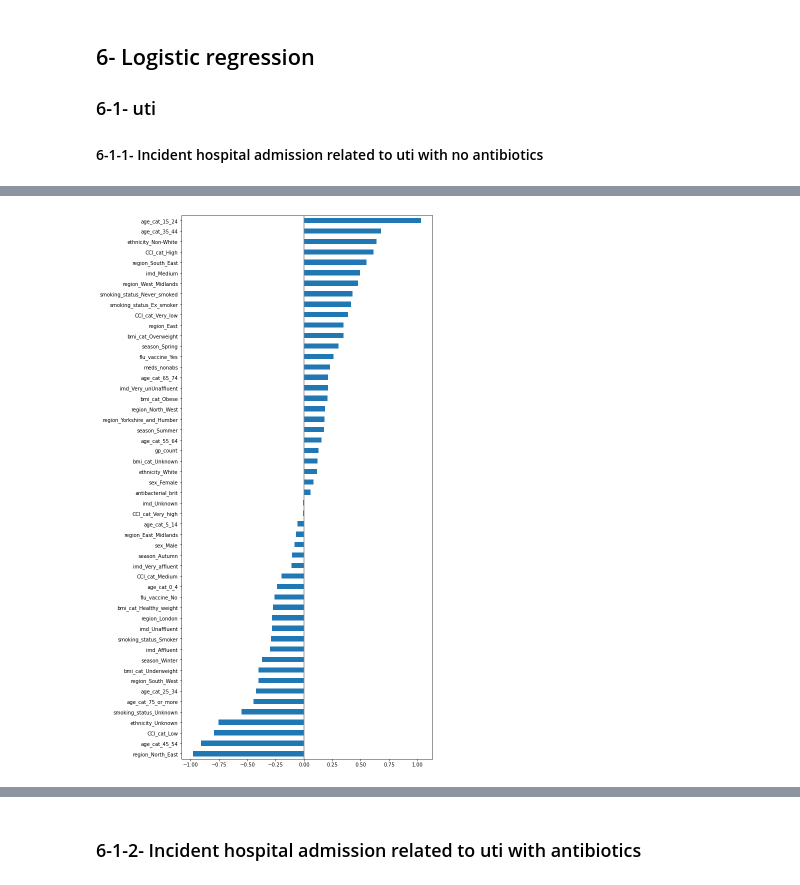
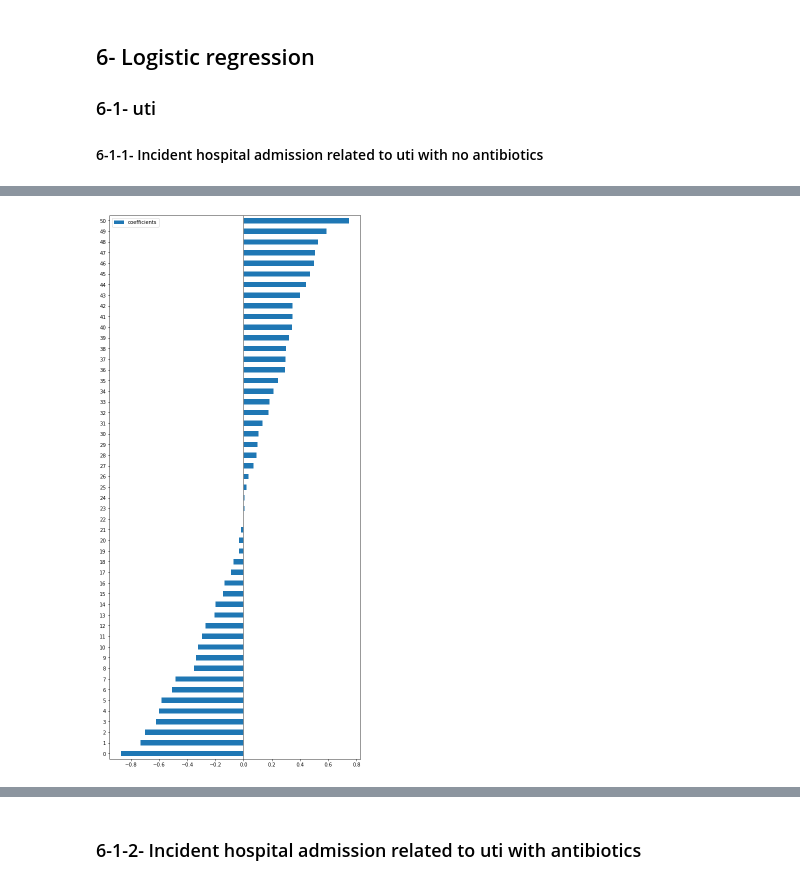
Before and after one commit to opensafely/amr-uom-brit, a Jupyter notebook: analysis/hospitalisation_prediction_uti.ipynb, the cells around one changed output, grey strips where cells are left out. Cells and saved outputs as stored; diff of their text form; code cells hidden in the pictures.

Commit message:
add calibration to cox and lr models for sinusitis, otmedia, and ot_externa; add intercepts of lr models

```diff
--- a/analysis/hospitalisation_prediction_uti.ipynb
+++ b/analysis/hospitalisation_prediction_uti.ipynb
@@ -2057,23 +2070,28 @@ score of lr_urti_no_abs_incdt with testing data: 0.9959308240081384
 # %%
 # set up coefficients of lr model
 feature_names = lr_uti_no_abs_incdt.feature_names_in_
 coef = np.squeeze(lr_uti_no_abs_incdt.coef_)
-coef_lr = pd.DataFrame({'Coefficients':coef}, index = feature_names)
-coef_lr = coef_lr.Coefficients.sort_values()
+coef_lr = pd.DataFrame({'coefficients':coef}, index = feature_names)
+coef_lr = coef_lr.coefficients.sort_values().reset_index()
 
 # save coefficients
-np.savetxt('../output/hospitalisation_prediction_uti/coef_lr_uti_no_abs_incdt.txt', coef_lr, delimiter=',')
+coef_lr.to_csv('../output/hospitalisation_prediction_uti/coef_lr_uti_no_abs_incdt.csv', index=False)
+
+# obtain intercept
+interc = lr_uti_no_abs_incdt.intercept_
+# save intercept
+interc.to_csv('../output/hospitalisation_prediction_uti/intercept_urti_no_abs_incdt.csv', index=False)
 
 # plot coefficients
 coef_lr.plot(kind="barh", figsize=(9, 20))
 # plt.title('Coefficients of LR model for incident hospital admission \n related to uti with no antibiotics', fontsize=16)
 plt.axvline(x=0, color=".5")
 # plt.subplots_adjust(left=0.3)
 # plt.tight_layout()
 plt.savefig('../output/hospitalisation_prediction_uti/coef_lr_uti_no_abs_incdt.jpg', bbox_inches='tight')
 plt.show()
 # %% [output]
-[figure, old version]
+[figure, new version]
 # %%
 r_fpr1, r_tpr1, _ = roc_curve(data_uti_no_abs_incdt_lr_y_train, pred_proba_uti_no_abs_incdt_train[:,1])
 r_fpr2, r_tpr2, _ = roc_curve(data_uti_no_abs_incdt_lr_y_test, pred_proba_uti_no_abs_incdt_test[:,1])
```
Also changed, not shown: parts of 54 cells of this notebook, 4 other files.
